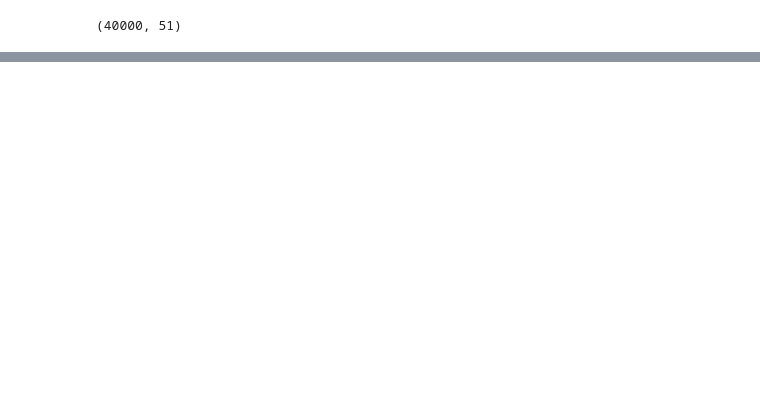
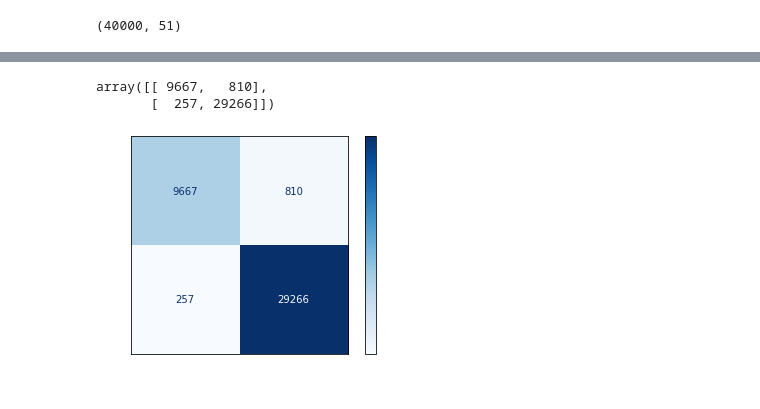
Before and after one commit to choiwb/Cyber_Security_XAI_GAI_web_service, a Jupyter notebook: DSS_IPS_train.ipynb, the cells around one changed output, grey strips where cells are left out. Saved outputs shown, nothing was run; the diff lists cells and outputs as text; code cells hidden in the pictures; blank space fills up the shorter version.

```diff
--- a/DSS_IPS_train.ipynb
+++ b/DSS_IPS_train.ipynb
@@ -203,0 +219,3 @@ test_df.shape
+# %%
+from catboost import CatBoostClassifier
+cbc_clf = CatBoostClassifier(random_state=127127)
@@ -203,0 +226,2 @@ test_df.shape
+# %%
+cbc_clf.fit(X_train, y_train)
@@ -203,0 +296,17 @@ test_df.shape
+# %%
+cbc_cm = confusion_matrix(y_test, y_pred)
+cbc_cm
+# %% [output]
+array([[ 9667,   810],
+       [  257, 29266]])
+# %%
+COLOR = 'white'
+plt.rcParams['text.color'] = COLOR
+plt.rcParams['axes.labelcolor'] = COLOR
+plt.rcParams['xtick.color'] = COLOR
+plt.rcParams['ytick.color'] = COLOR
+
+plot_confusion_matrix(cbc_clf, X_test, y_test, cmap = 'Blues')
+plt.show()
+# %% [output]
+[figure, added]
```
Also changed, not shown: parts of 30 cells of this notebook, 3 other files.
